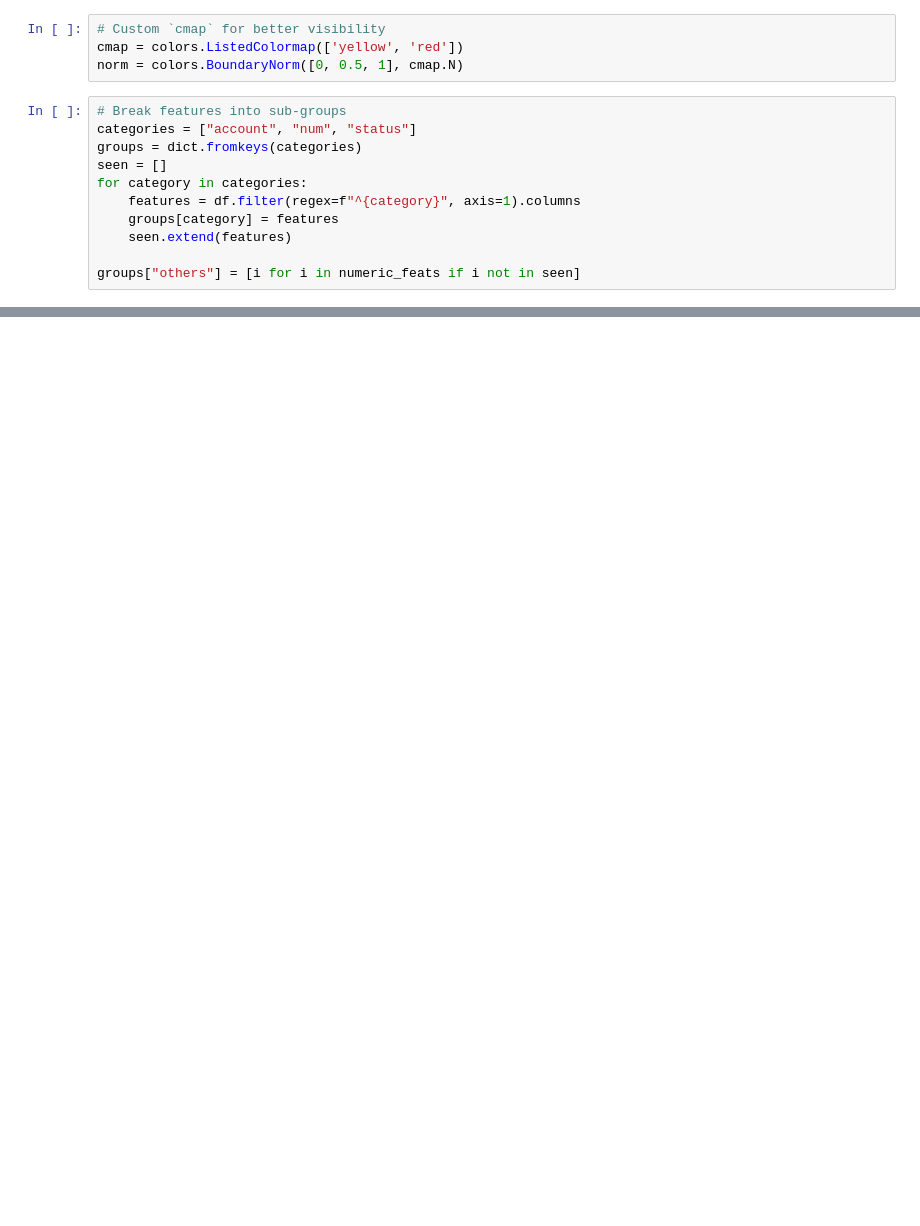
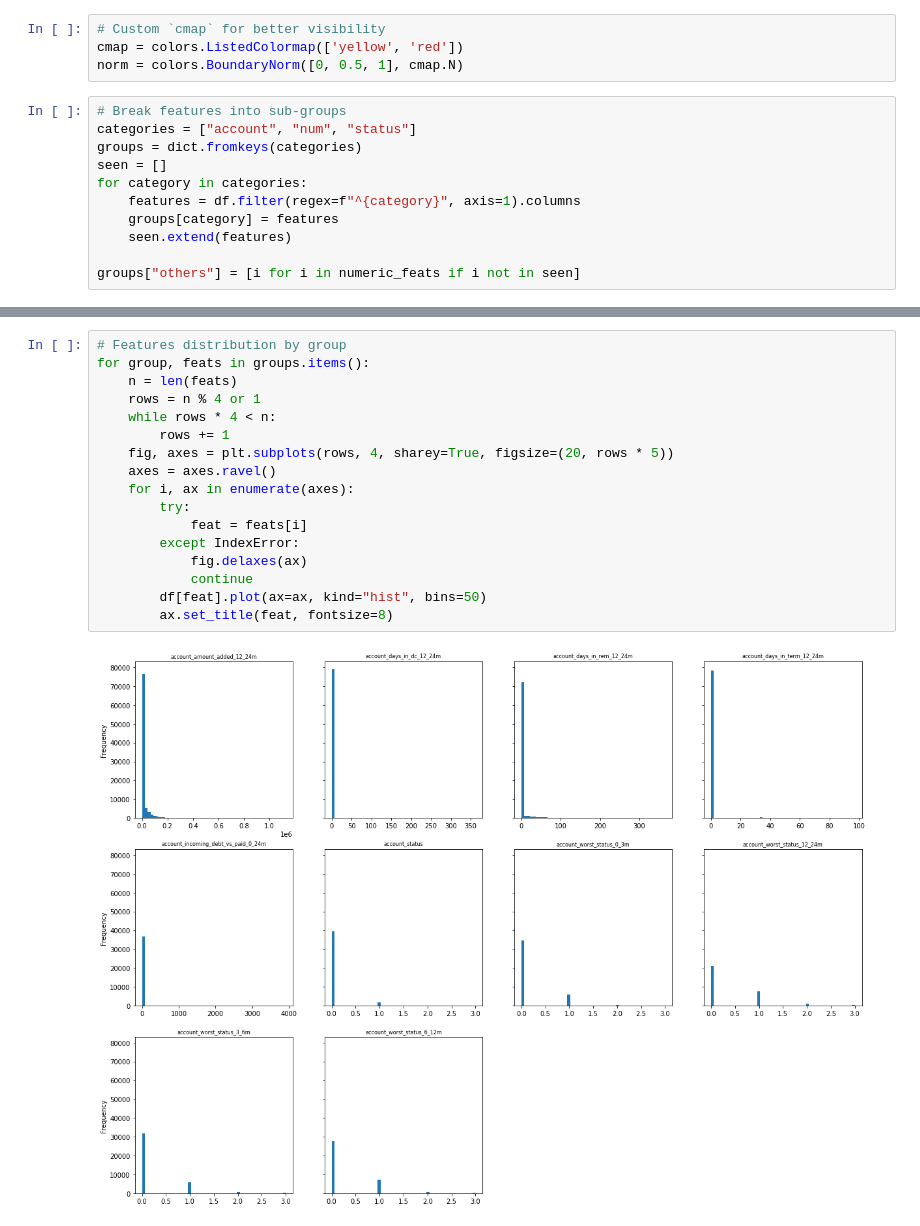
Before and after one commit to felipeslanza/default, a Jupyter notebook: default/src/exploration.ipynb, the cells around one changed output, grey strips where cells are left out. Drawn from its saved outputs; the diff is of its cells as text; blank space fills up the shorter version.

```diff
--- a/default/src/exploration.ipynb
+++ b/default/src/exploration.ipynb
@@ -93,0 +93,19 @@ for group, feats in groups.items():
+# %%
+# Features distribution by group
+for group, feats in groups.items():
+    n = len(feats)
+    rows = n % 4 or 1
+    while rows * 4 < n:
+        rows += 1
+    fig, axes = plt.subplots(rows, 4, sharey=True, figsize=(20, rows * 5))
+    axes = axes.ravel()
+    for i, ax in enumerate(axes):
+        try:
+            feat = feats[i]
+        except IndexError:
+            fig.delaxes(ax)
+            continue
+        df[feat].plot(ax=ax, kind="hist", bins=50)
+        ax.set_title(feat, fontsize=8)
+# %% [output]
+[figure, added]
```
Also changed, not shown: parts of 6 cells of this notebook, 7 other files.
